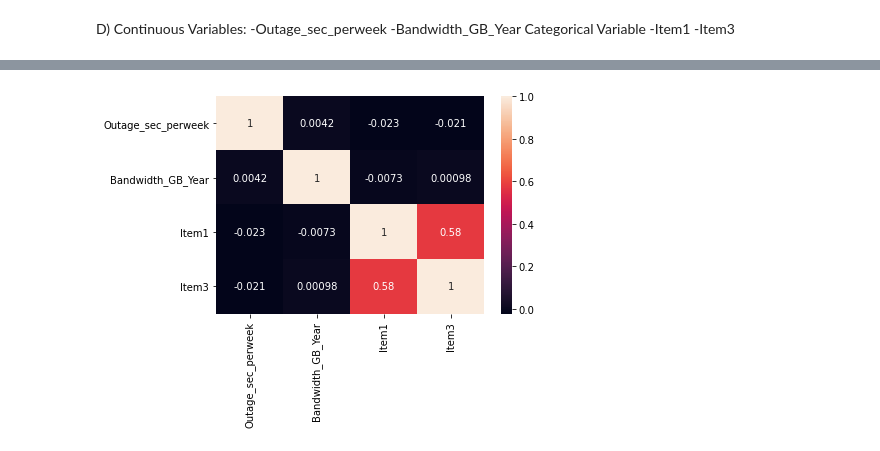
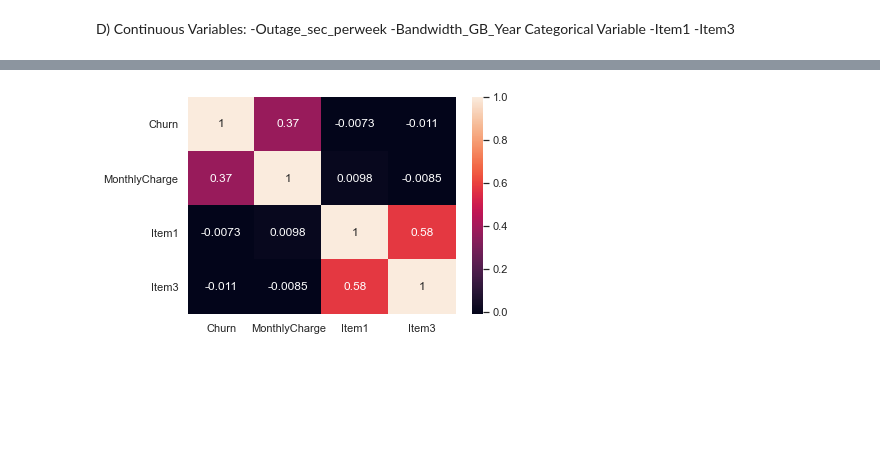
Before and after one commit to michaelle93/D207PA, a Jupyter notebook: D207PA.ipynb, the cells around one changed output, grey strips where cells are left out. Drawn from its saved outputs; the diff is of its cells as text; code cells hidden in the pictures; blank space fills up the shorter version.

```diff
--- a/D207PA.ipynb
+++ b/D207PA.ipynb
@@ -131,3 +142,6 @@ plt.hist(df['Outage_sec_perweek'])
         21.20723   ]),
  <BarContainer object of 10 artists>)
 [figure]
+# %%
+sns.set_theme(style="whitegrid")
+ax = sns.boxplot(x=df["MonthlyCharge"])
@@ -133,0 +150,3 @@ plt.hist(df['Outage_sec_perweek'])
+# %%
+sns.set_theme(style="whitegrid")
+ax = sns.boxplot(x=df["Item1"])
@@ -133,0 +155,3 @@ plt.hist(df['Outage_sec_perweek'])
+# %%
+sns.set_theme(style="whitegrid")
+ax = sns.boxplot(x=df["Item3"])
@@ -133,0 +160,3 @@ plt.hist(df['Outage_sec_perweek'])
+# %%
+sns.set_theme(style="whitegrid")
+ax = sns.boxplot(x=df["Outage_sec_perweek"])
@@ -148,9 +173,10 @@ plt.show()
 # %%
-churn_bivariate = df[['Outage_sec_perweek', 'Bandwidth_GB_Year', 'Item1', 'Item3']]
+# D1)
+churn_bivariate = df[['Churn', 'MonthlyCharge', 'Item1', 'Item3']]
 sns.heatmap(churn_bivariate.corr(), annot=True)
 plt.show()
 # %% [output]
-[figure, old version]
+[figure, new version]
 # %%
 churn_bivariate[churn_bivariate['Outage_sec_perweek'] < 22].sample(100).plot.scatter(x='Outage_sec_perweek',
                                                                                      y='Bandwidth_GB_Year')
```
Also changed, not shown: parts of 20 cells of this notebook.
